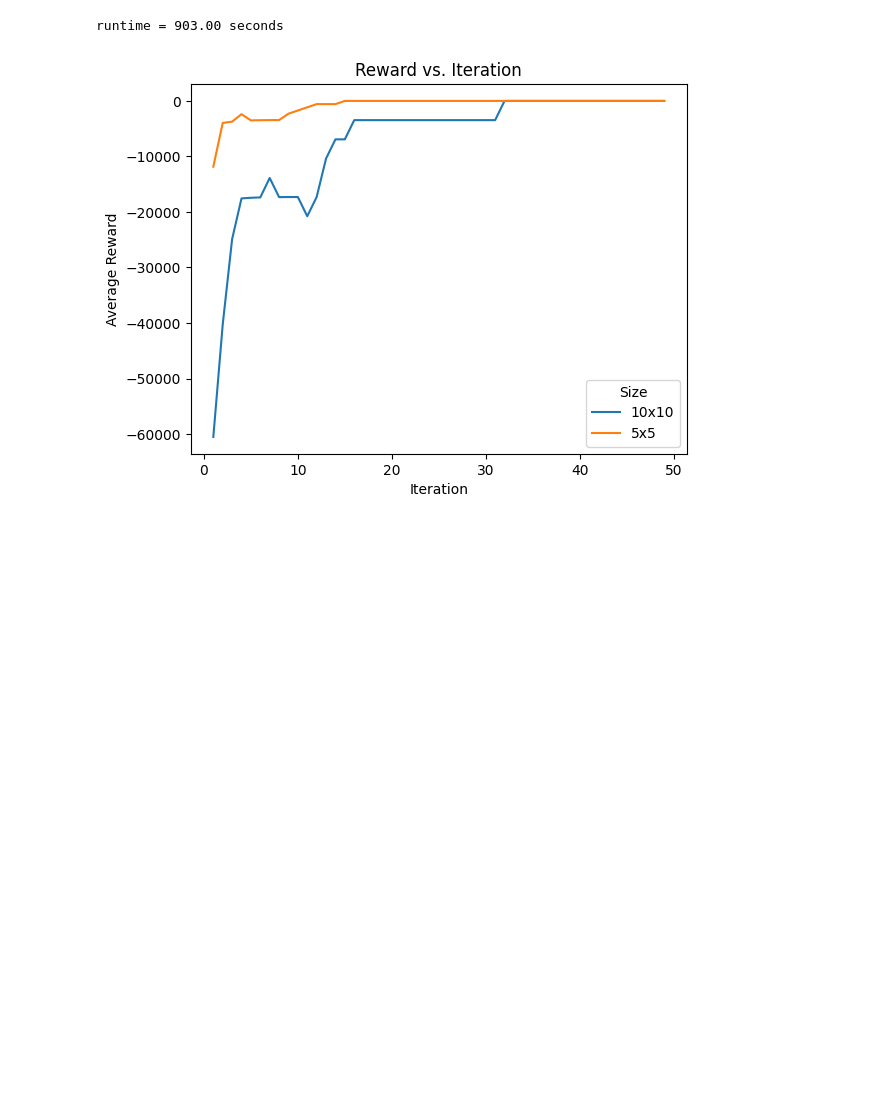
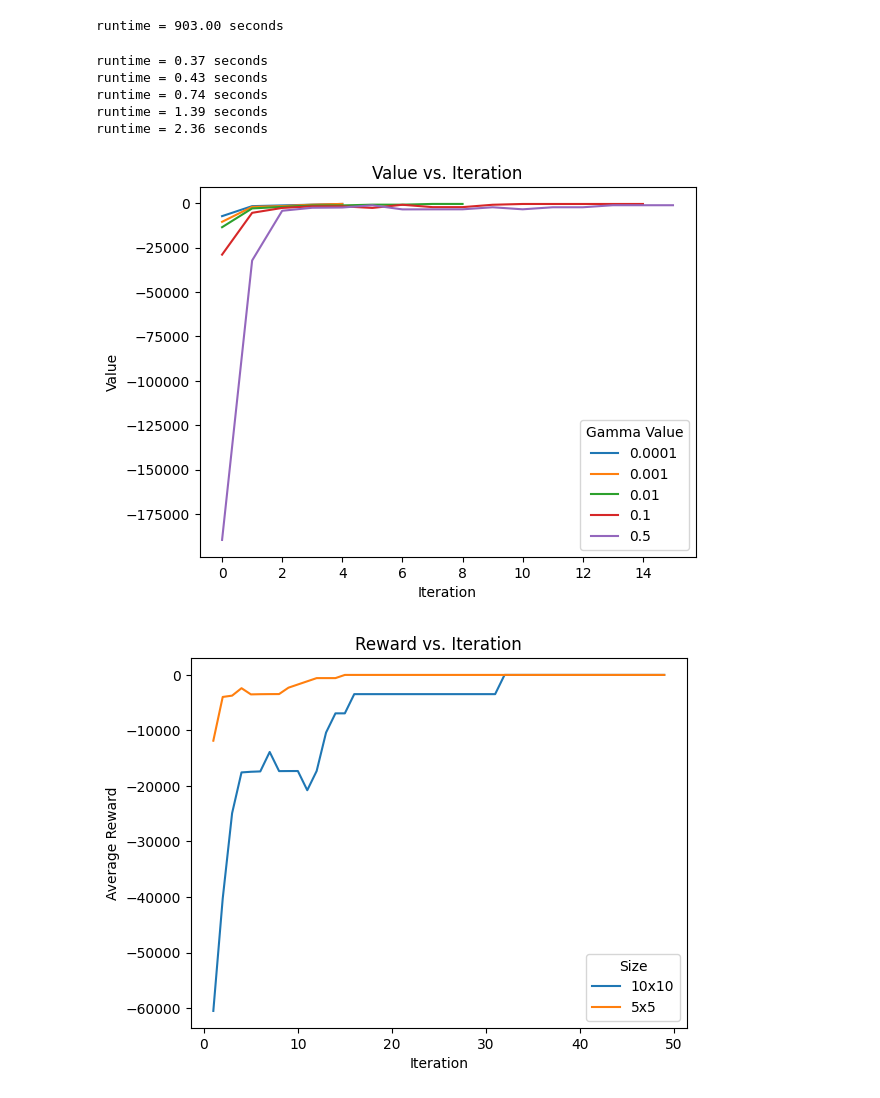
Before and after one commit to kittyschulz/mdp, a Jupyter notebook: mdp.ipynb, the cells around one changed output. Saved outputs shown, nothing was run; the diff lists cells and outputs as text; code cells hidden in the pictures; blank space fills up the shorter version.

```diff
--- a/mdp.ipynb
+++ b/mdp.ipynb
@@ -1227,6 +1259,28 @@ taxi_planner = Planner(taxi10x10.P)
 taxi10_V, taxi10_V_track, taxi10_delta_track, taxi10_reward_track, taxi10_pi = taxi_planner.policy_iteration(gamma=0.5, n_iters=50, theta=1e-3)
 # %% [output]
 runtime = 903.00 seconds
+# %%
+fig, ax = plt.subplots()
+for g in [0.0001, 0.001, 0.01, 0.1, 0.5]:
+    planner = Planner(taxi.P)
+    V, V_track, delta_track, reward_track, pi = planner.policy_iteration(gamma=g, n_iters=1000, theta=1e-10)
+    try:
+        j = np.where(np.amax(V_track, axis=1)[1:] == 0)[0][0]
+    except:
+        j = 1000
+    ax.plot(np.arange(j), reward_track[:j], label=g)
+ax.set_xlabel('Iteration')
+ax.set_ylabel('Value')
+ax.set_title('Value vs. Iteration')
+ax.legend(title='Gamma Value')
+plt.show()
+# %% [output]
+runtime = 0.37 seconds
+runtime = 0.43 seconds
+runtime = 0.74 seconds
+runtime = 1.39 seconds
+runtime = 2.36 seconds
+[figure, added]
 # %%
 fig, ax = plt.subplots()
 ax.plot(np.arange(1, 50), taxi10_reward_track[1:50], label='10x10')
```
Also changed, not shown: parts of 17 cells of this notebook.
